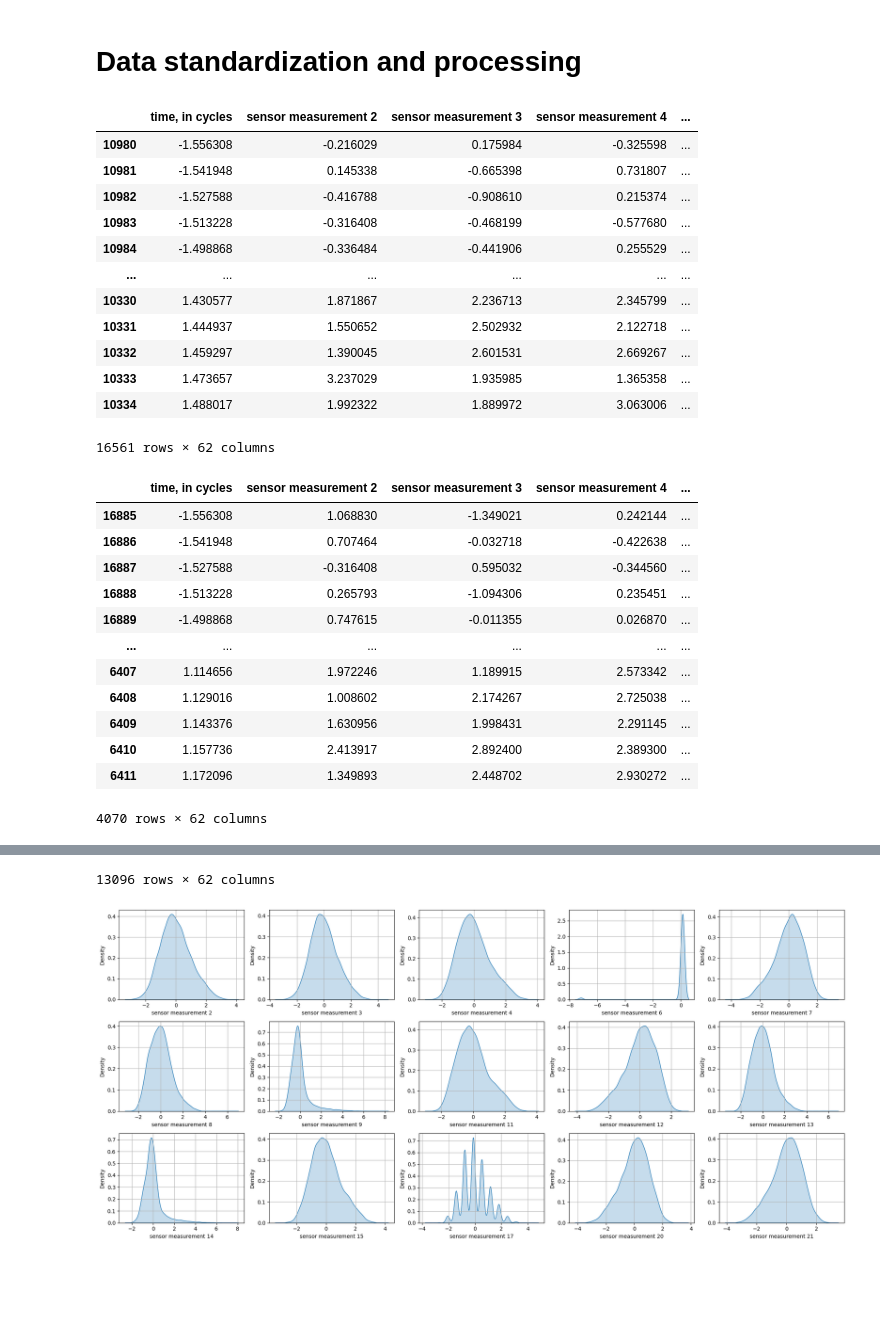
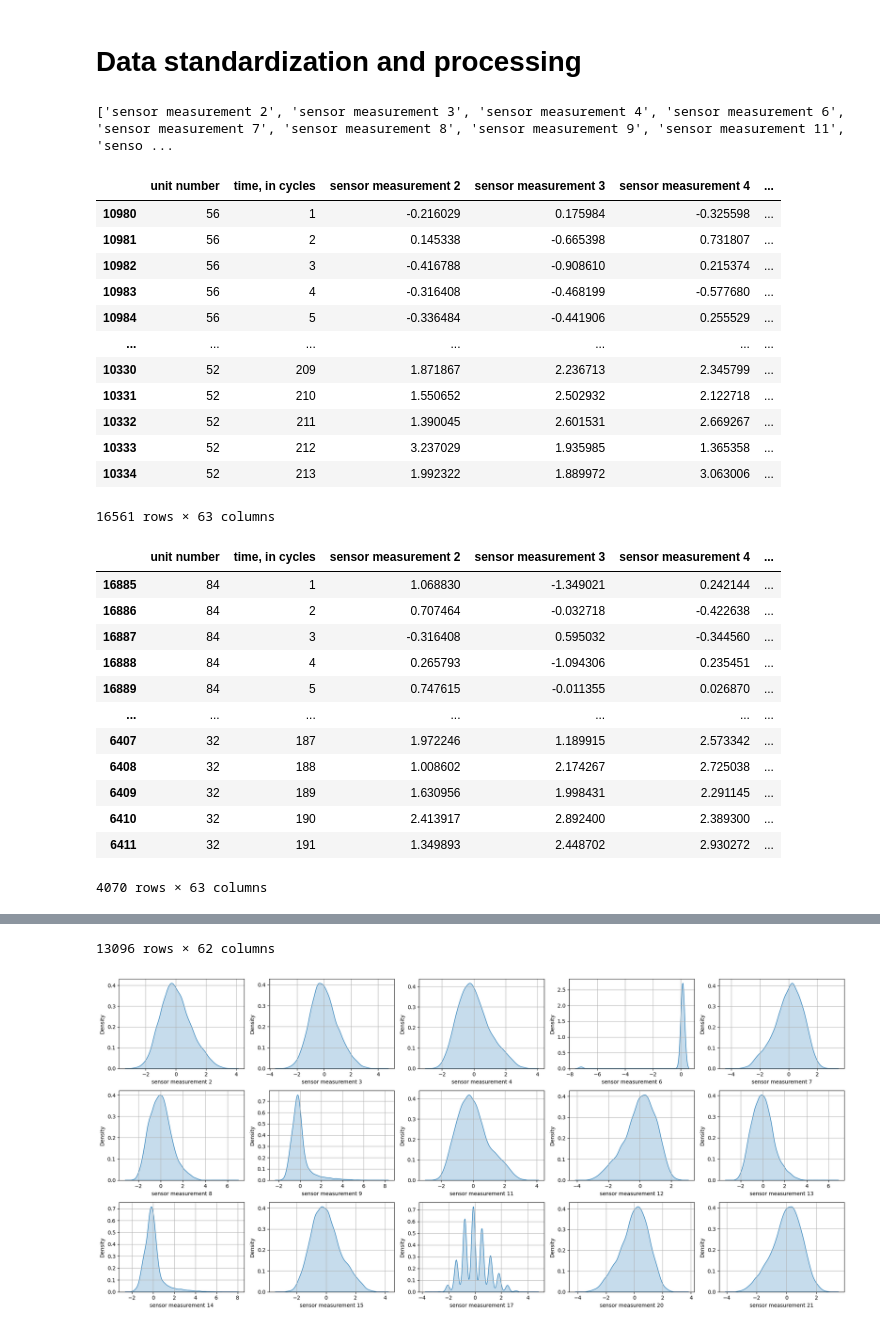
Before and after one commit to Vondras1/TurbofanEngine, a Jupyter notebook: project.ipynb, the cells around one changed output, grey strips where cells are left out. Cells and saved outputs as stored; diff of their text form; code cells hidden in the pictures; blank space fills up the shorter version.

```diff
--- a/project.ipynb
+++ b/project.ipynb
@@ -427,7 +427,7 @@ def train_from_file(file_name, validation_partition = 0.2):
     new_units = []
     for u_id in units:
         u = units[u_id]
-        u = u.drop(columns=["unit number",
+        u = u.drop(columns=[
                         "operational setting 1",
                         "operational setting 2",
                         "operational setting 3"])
@@ -502,50 +502,56 @@ Zero variance columns (constant values): []
 # Data standardization and processing
 # %%
 def normalize_data(train_data, validation_data, test_data):
-    sensor_cols = [c for c in train_data.columns if "sensor measurement" or "mean" or "max" or "min" in c]
+    sensor_cols = [
+        c for c in train_data.columns
+        if (("sensor measurement" in c) or ("mean" in c) or ("max" in c) or ("min" in c))
+        and c not in ["unit number", "time_in_cycles"]
+    ]
+    print(sensor_cols)
 
     mu_train = train_data[sensor_cols].mean(axis=0)
     sd_train = train_data[sensor_cols].std(axis=0, ddof=0)
 
     sd_r = sd_train.replace(0, 1)  # prevence dělení nulou
 
     train_data[sensor_cols]      = (train_data[sensor_cols     ] - mu_train) / sd_r
     validation_data[sensor_cols] = (validation_data[sensor_cols] - mu_train) / sd_r
     test_data[sensor_cols]       = (test_data[sensor_cols      ] - mu_train) / sd_r
 
     return train_data, validation_data, test_data, mu_train, sd_train
 
 # normalize
 train_data1, validation_data1, test_data1, mu_train, sd_train = normalize_data(train_data1, validation_data1, test_data1)
 
 display(train_data1)
 display(validation_data1)
 display(test_data1)
 # %% [output]
+['sensor measurement 2', 'sensor measurement 3', 'sensor measurement 4', 'sensor measurement 6', 'sensor measurement 7', 'sensor measurement 8', 'sensor measurement 9', 'sensor measurement 11', 'senso ...
-|  | time, in cycles | sensor measurement 2 | sensor measurement 3 | sensor measurement 4 | ... |
-| 10980 | -1.556308 | -0.216029 | 0.175984 | -0.325598 | ... |
-| 10981 | -1.541948 | 0.145338 | -0.665398 | 0.731807 | ... |
-| 10982 | -1.527588 | -0.416788 | -0.908610 | 0.215374 | ... |
-| 10983 | -1.513228 | -0.316408 | -0.468199 | -0.577680 | ... |
-| 10984 | -1.498868 | -0.336484 | -0.441906 | 0.255529 | ... |
-| ... | ... | ... | ... | ... | ... |
-| 10330 | 1.430577 | 1.871867 | 2.236713 | 2.345799 | ... |
-| 10331 | 1.444937 | 1.550652 | 2.502932 | 2.122718 | ... |
-| 10332 | 1.459297 | 1.390045 | 2.601531 | 2.669267 | ... |
-| 10333 | 1.473657 | 3.237029 | 1.935985 | 1.365358 | ... |
-| 10334 | 1.488017 | 1.992322 | 1.889972 | 3.063006 | ... |
+|  | unit number | time, in cycles | sensor measurement 2 | sensor measurement 3 | sensor measurement 4 | ... |
+| 10980 | 56 | 1 | -0.216029 | 0.175984 | -0.325598 | ... |
+| 10981 | 56 | 2 | 0.145338 | -0.665398 | 0.731807 | ... |
+| 10982 | 56 | 3 | -0.416788 | -0.908610 | 0.215374 | ... |
+| 10983 | 56 | 4 | -0.316408 | -0.468199 | -0.577680 | ... |
+| 10984 | 56 | 5 | -0.336484 | -0.441906 | 0.255529 | ... |
+| ... | ... | ... | ... | ... | ... | ... |
+| 10330 | 52 | 209 | 1.871867 | 2.236713 | 2.345799 | ... |
+| 10331 | 52 | 210 | 1.550652 | 2.502932 | 2.122718 | ... |
+| 10332 | 52 | 211 | 1.390045 | 2.601531 | 2.669267 | ... |
+| 10333 | 52 | 212 | 3.237029 | 1.935985 | 1.365358 | ... |
+| 10334 | 52 | 213 | 1.992322 | 1.889972 | 3.063006 | ... |
-16561 rows × 62 columns
+16561 rows × 63 columns
-|  | time, in cycles | sensor measurement 2 | sensor measurement 3 | sensor measurement 4 | ... |
-| 16885 | -1.556308 | 1.068830 | -1.349021 | 0.242144 | ... |
-| 16886 | -1.541948 | 0.707464 | -0.032718 | -0.422638 | ... |
-| 16887 | -1.527588 | -0.316408 | 0.595032 | -0.344560 | ... |
-| 16888 | -1.513228 | 0.265793 | -1.094306 | 0.235451 | ... |
-| 16889 | -1.498868 | 0.747615 | -0.011355 | 0.026870 | ... |
-| ... | ... | ... | ... | ... | ... |
-| 6407 | 1.114656 | 1.972246 | 1.189915 | 2.573342 | ... |
-| 6408 | 1.129016 | 1.008602 | 2.174267 | 2.725038 | ... |
-| 6409 | 1.143376 | 1.630956 | 1.998431 | 2.291145 | ... |
-| 6410 | 1.157736 | 2.413917 | 2.892400 | 2.389300 | ... |
-| 6411 | 1.172096 | 1.349893 | 2.448702 | 2.930272 | ... |
+|  | unit number | time, in cycles | sensor measurement 2 | sensor measurement 3 | sensor measurement 4 | ... |
+| 16885 | 84 | 1 | 1.068830 | -1.349021 | 0.242144 | ... |
+| 16886 | 84 | 2 | 0.707464 | -0.032718 | -0.422638 | ... |
+| 16887 | 84 | 3 | -0.316408 | 0.595032 | -0.344560 | ... |
+| 16888 | 84 | 4 | 0.265793 | -1.094306 | 0.235451 | ... |
+| 16889 | 84 | 5 | 0.747615 | -0.011355 | 0.026870 | ... |
+| ... | ... | ... | ... | ... | ... | ... |
+| 6407 | 32 | 187 | 1.972246 | 1.189915 | 2.573342 | ... |
+| 6408 | 32 | 188 | 1.008602 | 2.174267 | 2.725038 | ... |
+| 6409 | 32 | 189 | 1.630956 | 1.998431 | 2.291145 | ... |
+| 6410 | 32 | 190 | 2.413917 | 2.892400 | 2.389300 | ... |
+| 6411 | 32 | 191 | 1.349893 | 2.448702 | 2.930272 | ... |
-4070 rows × 62 columns
+4070 rows × 63 columns
 |  | time, in cycles | sensor measurement 2 | sensor measurement 3 | sensor measurement 4 | ... |
@@ -563,4 +569,4 @@ display(test_data1)
-13096 rows × 62 columns
+13096 rows × 62 columns
 # %%
 sensor_cols = [col for col in train_data1.columns if 'sensor' in col]
 
```
Also changed, not shown: parts of 2 cells of this notebook, 1 other file.
